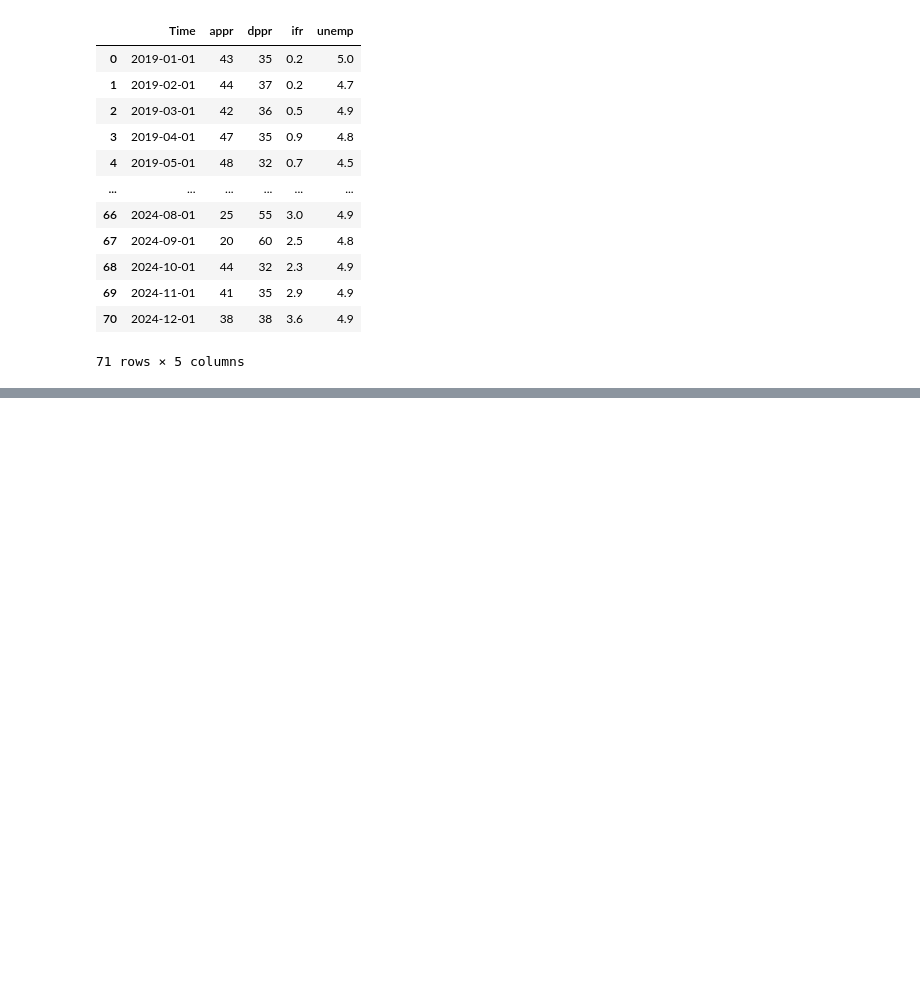
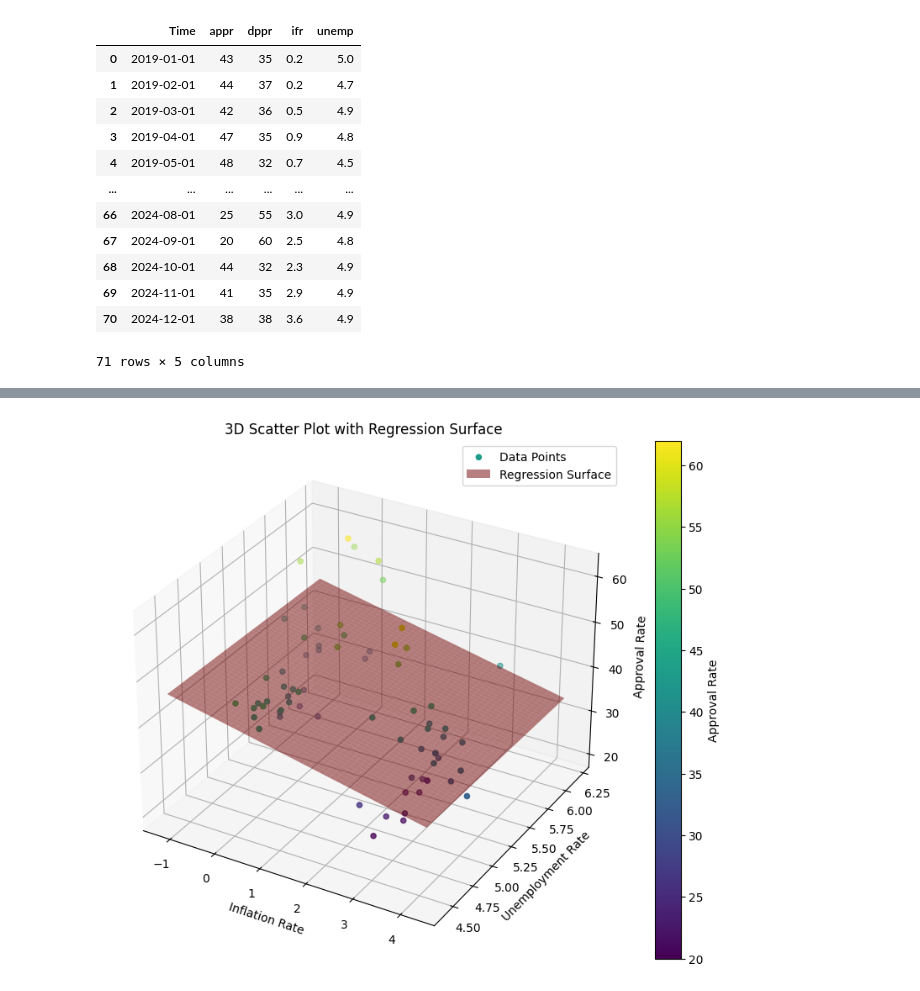
Before and after one commit to plural-ok/Japan-Term-Project-Repo, a Jupyter notebook: JPN_Term_Code.ipynb, the cells around one changed output, grey strips where cells are left out. Saved outputs shown, nothing was run; the diff lists cells and outputs as text; code cells hidden in the pictures; blank space fills up the shorter version.

Commit message:
Final Code, mannn what a shit project

```diff
--- a/JPN_Term_Code.ipynb
+++ b/JPN_Term_Code.ipynb
@@ -289,0 +206,33 @@ dtype: int64
+# %%
+# Extract the data
+x = dt["ifr"] # Inflation rate
+y = dt["unemp"] # Unemployment rate
+z = dt["appr"] # Approval rate
+
+fig = plt.figure(figsize=(10, 8))
+ax = fig.add_subplot(111, projection='3d')
+
+# Create the scatter plot
+scatter = ax.scatter(x, y, z, c=z, cmap='viridis', label='Data Points')
+
+# Create a meshgrid to plot the regression surface
+x_range = np.linspace(x.min(), x.max(), 50) # create a range of x values for the surface plot
+y_range = np.linspace(y.min(), y.max(), 50) # create a range of y values for the surface plot
+X, Y = np.meshgrid(x_range, y_range) # create a meshgrid from the x and y ranges
+Z = mod1.predict(np.array([X.flatten(), Y.flatten()]).T).reshape(X.shape) # predict z values from the flattened x and y ranges, then reshape back to the shape of the meshgrid
+ax.plot_surface(X, Y, Z, alpha=0.5, color='red', label='Regression Surface')
+
+# Labels and title
+ax.set_xlabel('Inflation Rate')
+ax.set_ylabel('Unemployment Rate')
+ax.set_zlabel('Approval Rate')
+ax.set_title('3D Scatter Plot with Regression Surface')
+
+# Show Colorbar
+fig.colorbar(scatter, label='Approval Rate')
+
+# Show legend
+ax.legend()
+plt.show()
+# %% [output]
+[figure, added]
```
Also changed, not shown: parts of 49 cells of this notebook.
